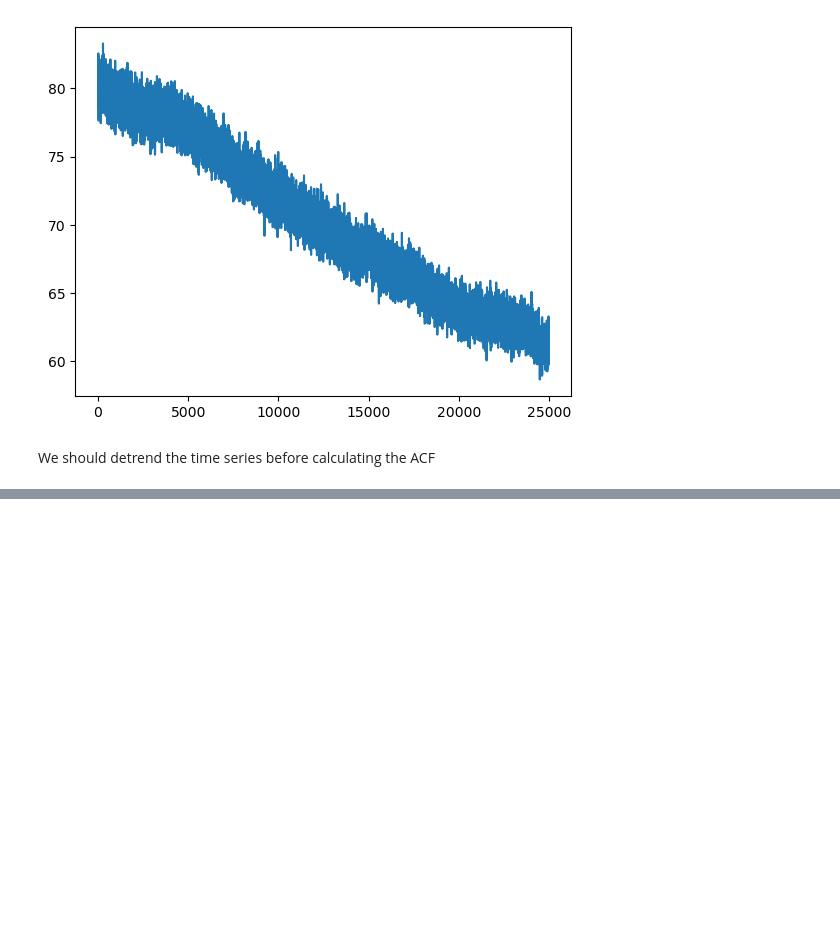
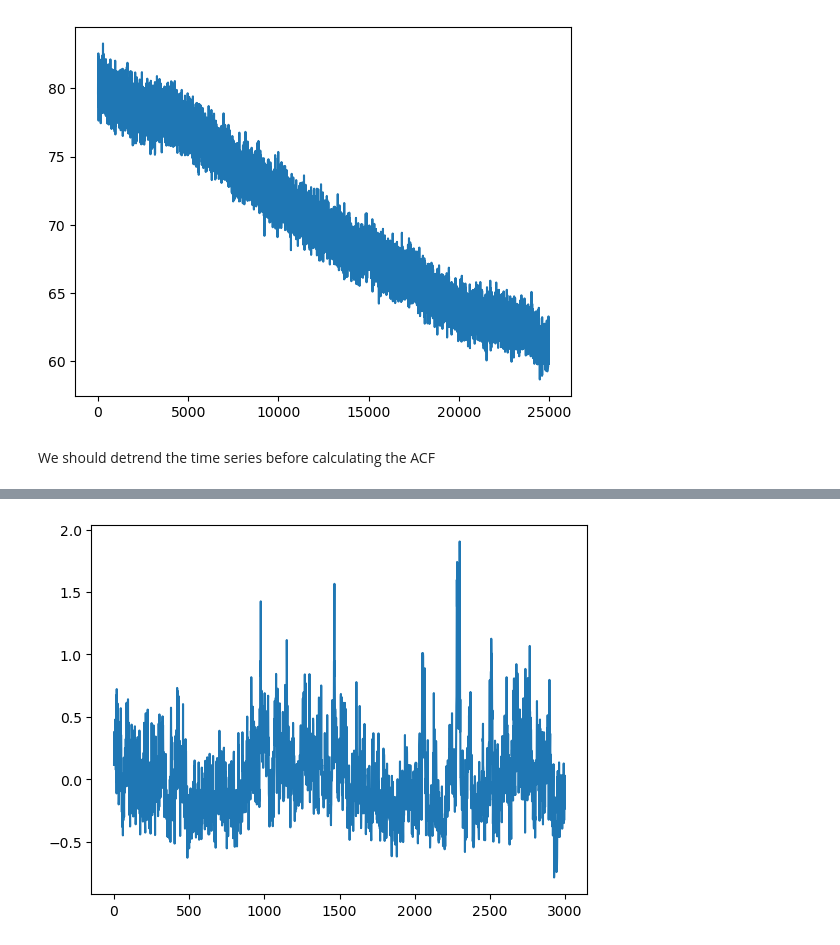
Before and after one commit to m-a-r-i-o/corecollap, a Jupyter notebook: Core collapse.ipynb, the cells around one changed output, grey strips where cells are left out. Cells and saved outputs as stored; diff of their text form; code cells hidden in the pictures; blank space fills up the shorter version.

```diff
--- a/Core collapse.ipynb
+++ b/Core collapse.ipynb
@@ -209,0 +232,6 @@ Noise alone, noise together...
+# %%
+detrended_sigma_c_around_cc_nbd = detrend(sigma_c_around_cc_nbd, order=3, axis=0)
+plt.plot(np.arange(len(detrended_sigma_c_around_cc_nbd)), detrended_sigma_c_around_cc_nbd)
+plt.show()
+# %% [output]
+[figure, added]
```
Also changed, not shown: parts of 42 cells of this notebook, 1 other file.
